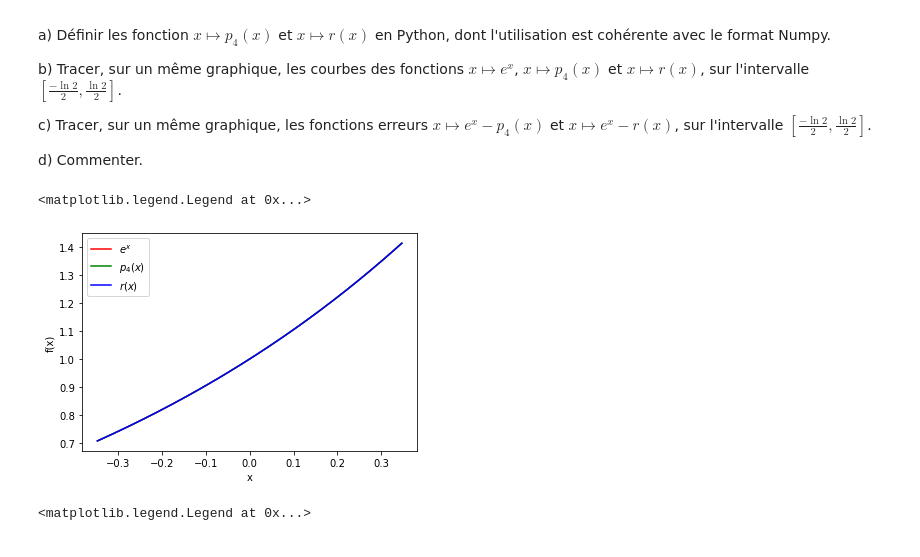
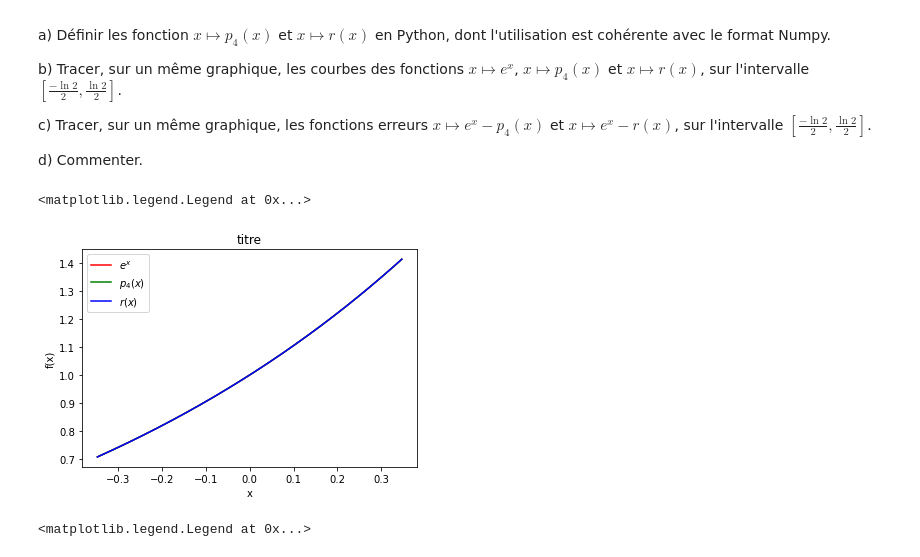
Before and after one commit to amontoison/MTH2210.py, a Jupyter notebook: MTH2210.ipynb, the cells around one changed output. Cells and saved outputs as stored; diff of their text form; code cells hidden in the pictures.

```diff
--- a/MTH2210.ipynb
+++ b/MTH2210.ipynb
@@ -91,15 +80,16 @@ def r(x):
 # %%
 x = np.linspace(-np.log(2)/2, np.log(2)/2, 1000)
 
 plt.plot(x, np.exp(x), color="r", label="$e^x$")
 plt.plot(x, p4(x),     color="g", label="$p_4(x)$")
 plt.plot(x, r(x),      color="b", label="$r(x)$")
 plt.xlabel("x")
 plt.ylabel("f(x)")
+plt.title("titre")
 plt.legend()
 # %% [output]
 <matplotlib.legend.Legend at 0x...>
-[figure, old version]
+[figure, new version]
 # %%
 x = np.linspace(-np.log(2)/2, np.log(2)/2, 1000)
 
```
Also changed, not shown: parts of 19 cells of this notebook, 3 other files.
